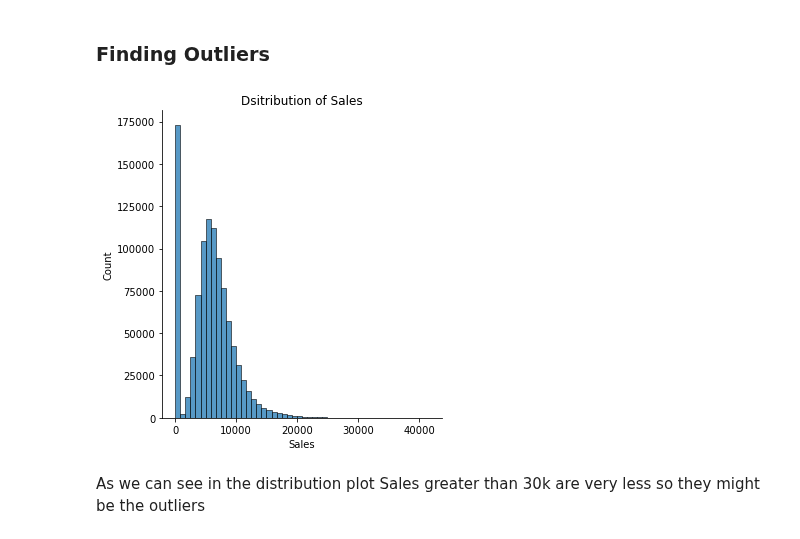
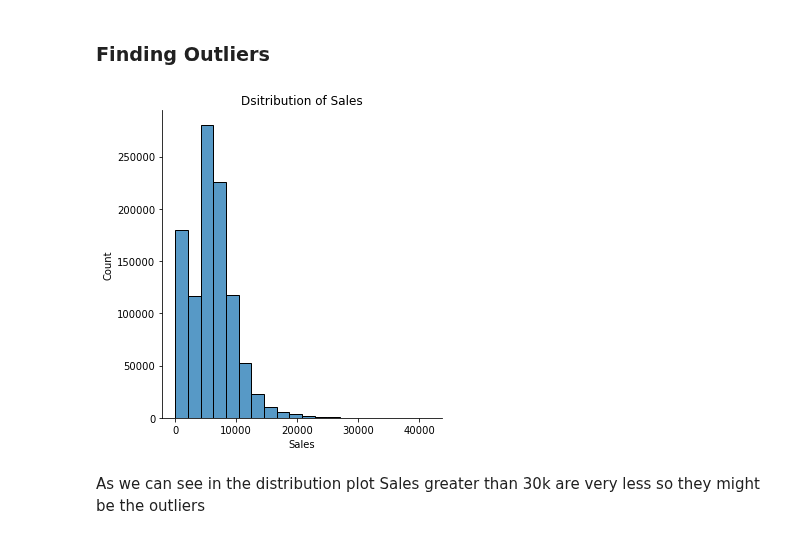
Before and after one commit to Jammal7/Introduction_to_Data_Science, a Jupyter notebook: Projects/Rossmann Store Sales/Rossman_sales_prediction.ipynb, the cells around one changed output. Drawn from its saved outputs; the diff is of its cells as text; code cells hidden in the pictures.

Commit message:
Rossman_sales_prediction

```diff
--- a/Projects/Rossmann Store Sales/Rossman_sales_prediction.ipynb
+++ b/Projects/Rossmann Store Sales/Rossman_sales_prediction.ipynb
@@ -321,8 +321,8 @@ combined_data.plot(kind='scatter',
 ### Finding Outliers
 # %%
 # Checking distribution of sales
-sns.displot(combined_data, x="Sales", bins=50).set(title='Dsitribution of Sales');
+sns.displot(combined_data, x="Sales", bins=20).set(title='Dsitribution of Sales');
 # %% [output]
-[figure, old version]
+[figure, new version]
 # %% [markdown]
 As we can see in the distribution plot Sales greater than 30k are very less so they might be the outliers
```
Also changed, not shown: parts of 22 cells of this notebook.
